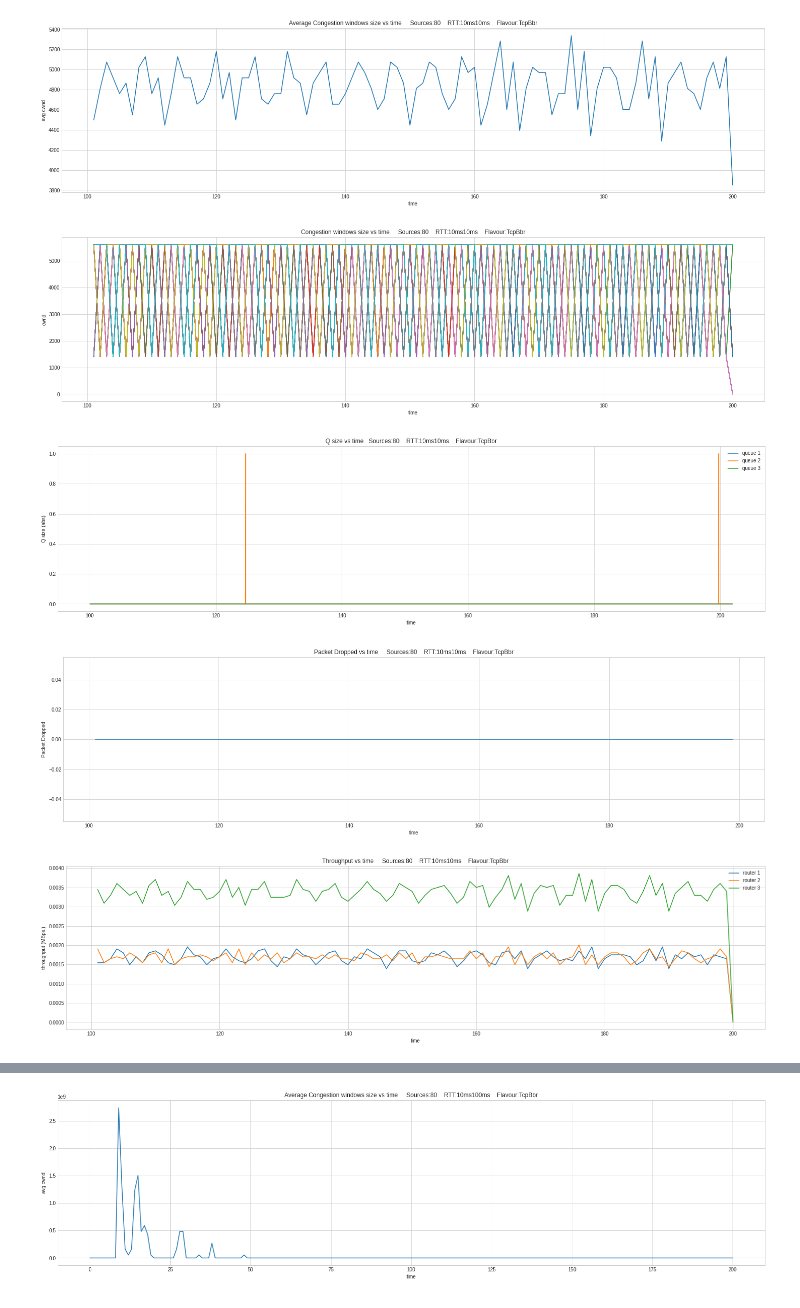
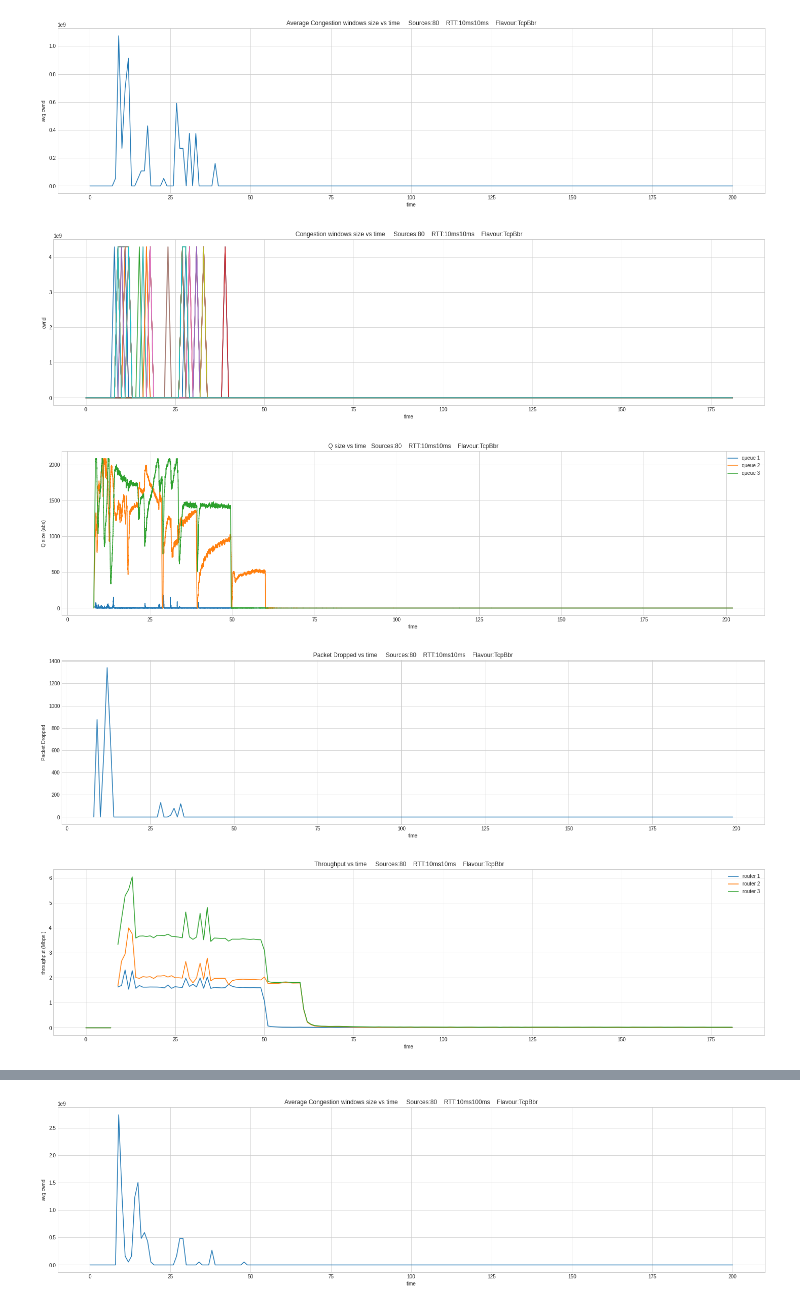
Before and after one commit to divyashk/TCP-BBR-ns3, a Jupyter notebook: dumbell-ns3/report_bg.ipynb, the cells around one changed output, grey strips where cells are left out. Cells and saved outputs as stored; diff of their text form; code cells hidden in the pictures.

```diff
--- a/dumbell-ns3/report_bg.ipynb
+++ b/dumbell-ns3/report_bg.ipynb
@@ -293,29 +365,32 @@ def main(flavour = "TcpBbr" , time = 200 ,total_access_bandwidth = 120, bottlene
      plot_qsize_vs_time(noOfSource, RTT1, RTT2, flavour, queueL, queueNames, part = part, total_time = time)
      plot_dropped_vs_time(noOfSource, RTT1, RTT2, flavour, part = part, total_time = time)
      plot_throughput_vs_time_individual(noOfSource, RTT1, RTT2, flavour, part = part)
+     plot_dest_throughput_vs_time_individual(noOfSource, RTT1, RTT2, flavour, part = part)
+     plot_btl_utilization_vs_time_individual(noOfSource, RTT1, RTT2, flavour, part = part)
      #plot_link_utilization_vs_time(noOfSource, RTT, flavour, bottleneck_bandwidth, packetSize, part = part)
 # %%
 pktSize = 1400
 # Sim 1
 main(flavour = "TcpBbr",
      time = 200,
      noOfSource = 40*2,
      total_access_bandwidth = "240Mbps",
      RTT1 = "10ms",
      RTT2 = "10ms",
      bottleneck_bandwidth_A = "100Mbps",
      bottleneck_bandwidth_B = "100Mbps",
      bottleneck_bandwidth_C = "180Mbps",
      bottleneck_delay = "1ms",
      packetSize = pktSize,
      queueL = "2084p",
      enableBottleneckTrace = 0,
      run_simul = "no",
-     part = 0.5
+     part = 0
+
      )
 # %% [output]
-[figure, old version]
+[figure, new version]
-[figure, old version]
+[figure, new version]
-[figure, old version]
+[figure, new version]
-[figure, old version]
+[figure, new version]
-[figure, old version]
+[figure, new version]
```
Also changed, not shown: parts of 2 cells of this notebook, 1 other file.
